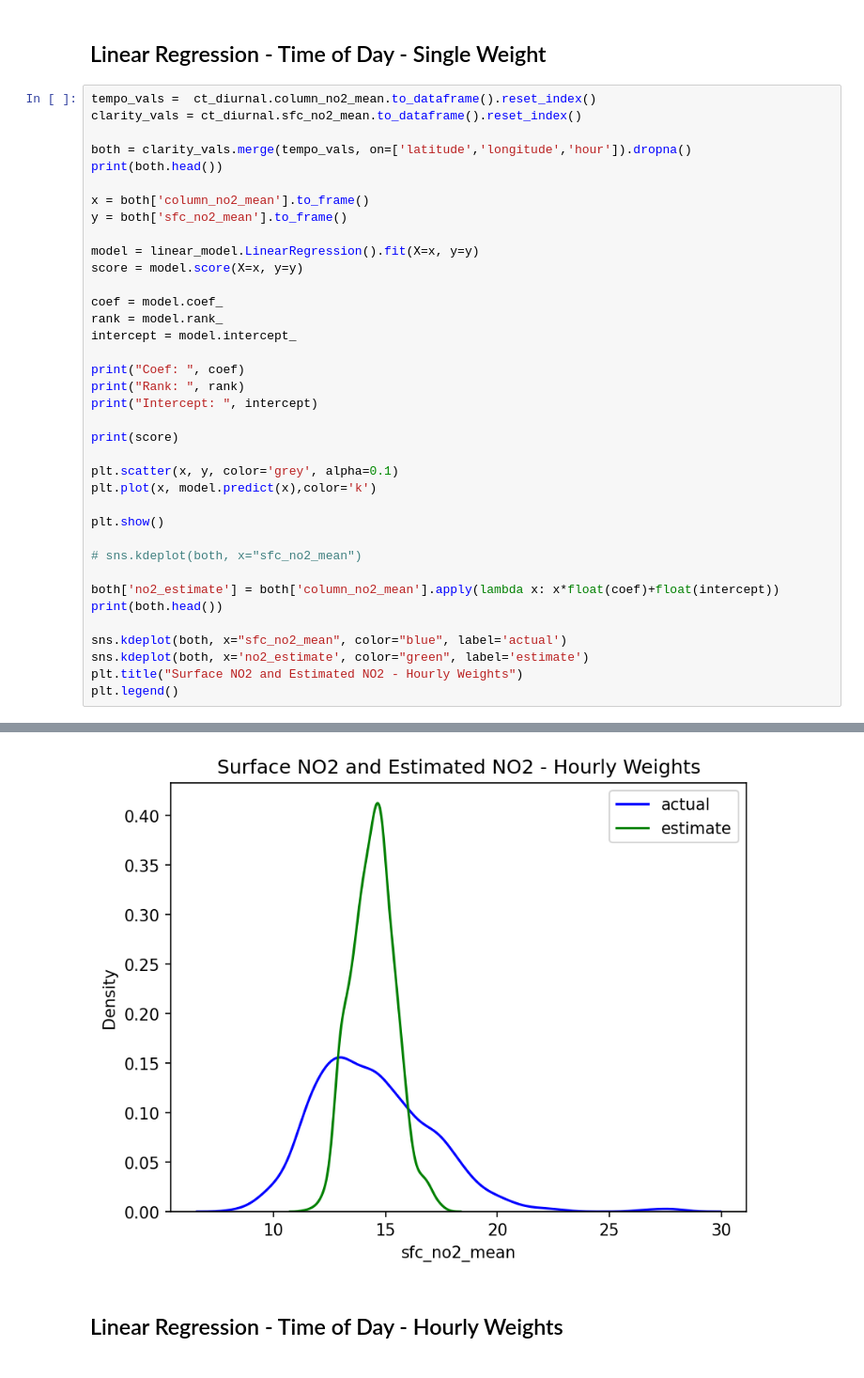
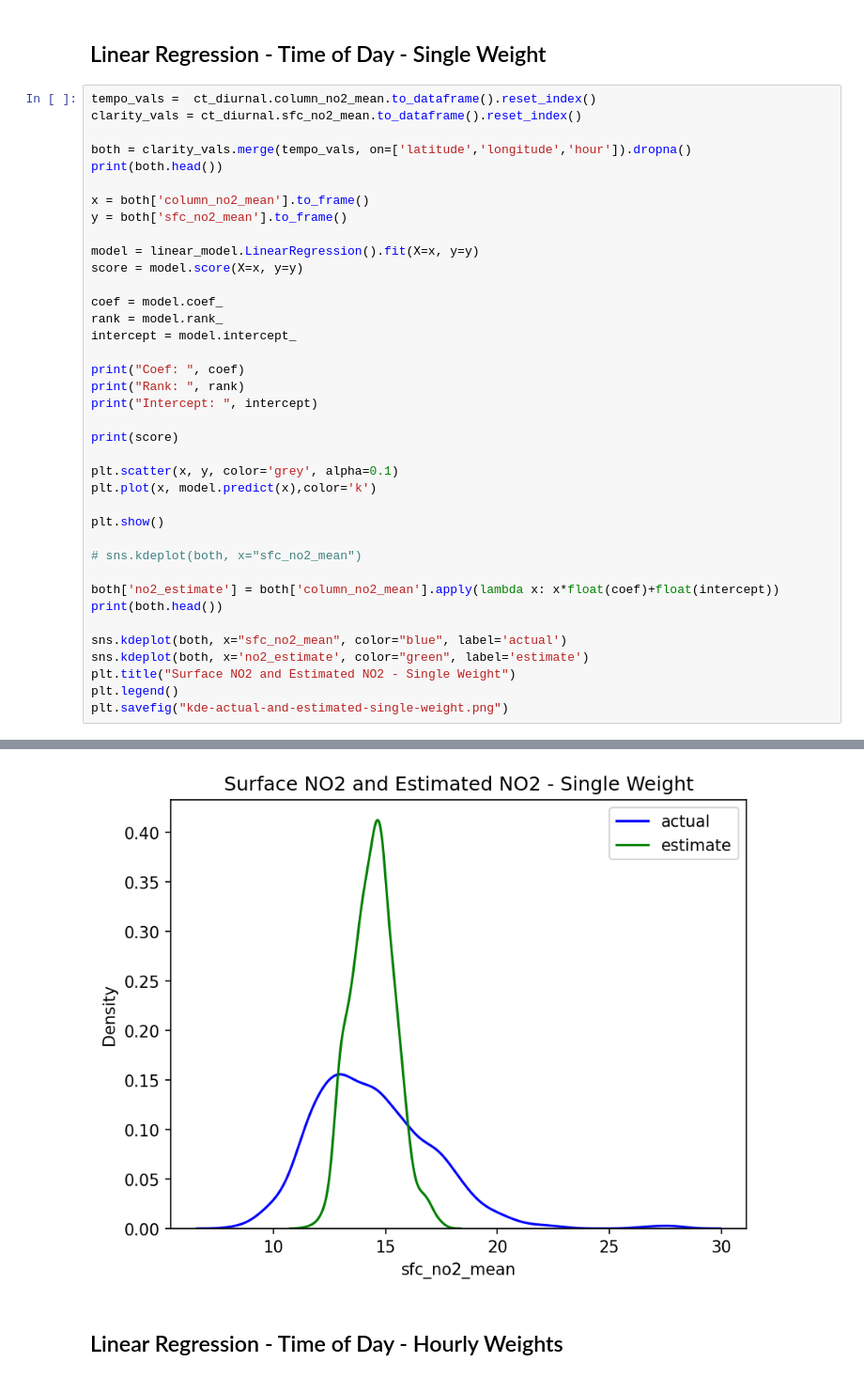
Before and after one commit to NASA-EarthRISE/earthrise-toolkit_ChicagoHAQ-2026, a Jupyter notebook: processing-scripts/clarity-tempo-fusion.ipynb, the cells around one changed output, grey strips where cells are left out. Shown at 94% size. Saved outputs shown, nothing was run; the diff lists cells and outputs as text.

Commit message:
Added some plots to fusion notebook.

```diff
--- a/processing-scripts/clarity-tempo-fusion.ipynb
+++ b/processing-scripts/clarity-tempo-fusion.ipynb
@@ -106,8 +106,9 @@ print(both.head())
 
 sns.kdeplot(both, x="sfc_no2_mean", color="blue", label='actual')
 sns.kdeplot(both, x='no2_estimate', color="green", label='estimate')
-plt.title("Surface NO2 and Estimated NO2 - Hourly Weights")
+plt.title("Surface NO2 and Estimated NO2 - Single Weight")
 plt.legend()
+plt.savefig("kde-actual-and-estimated-single-weight.png")
 # %% [output]
        hour   latitude  longitude  sfc_no2_mean  column_no2_mean
 10071    11  41.650002 -87.550003     13.849752     5.809331e+15
@@ -130,4 +130,4 @@ Intercept:  [8.11181519]
-[figure, old version]
+[figure, new version]
 # %% [markdown]
 ## Linear Regression - Time of Day - Hourly Weights
 # %%
```
Also changed, not shown: parts of 4 cells of this notebook.
